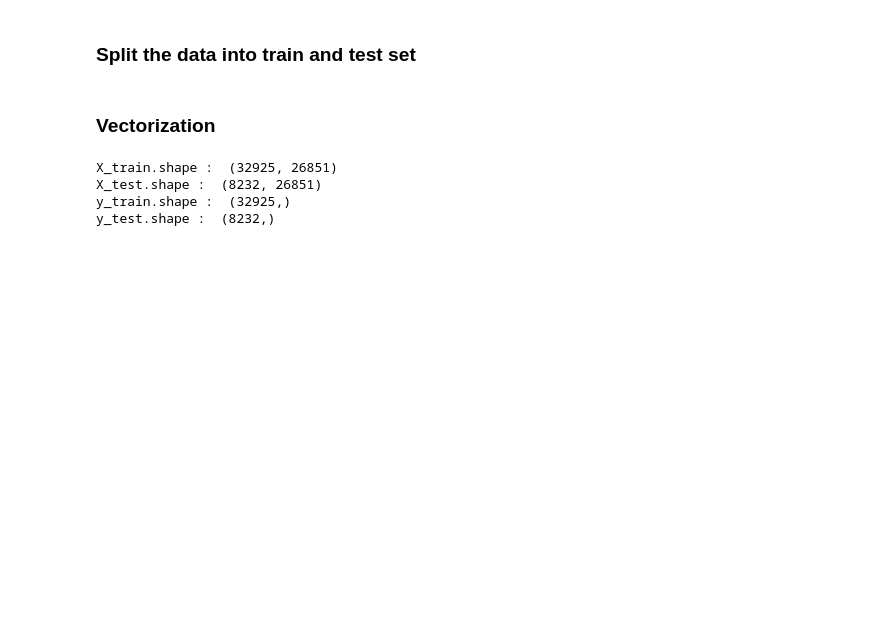
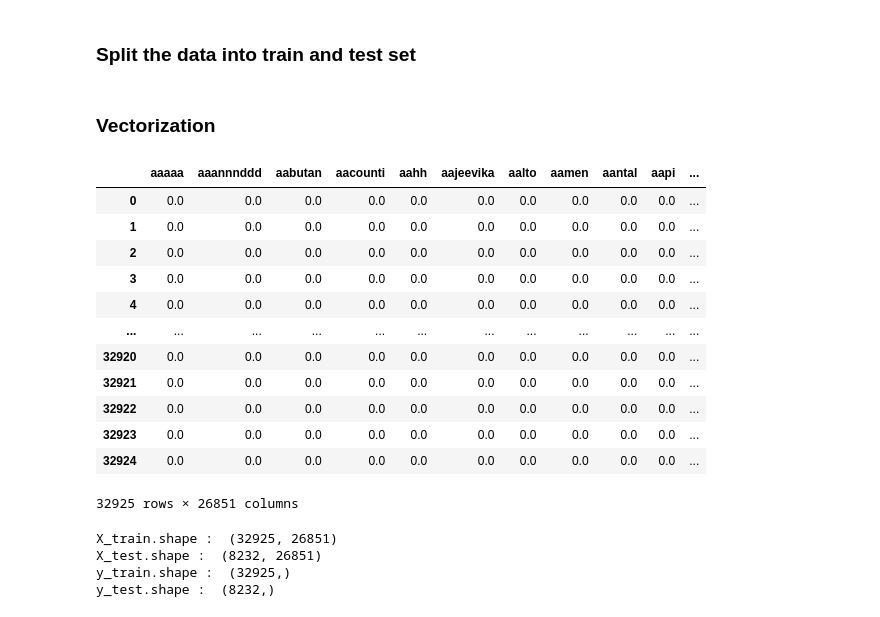
Before and after one commit to Mr-Premanand/Coronavirus-Tweet-Sentiment-Analysis, a Jupyter notebook: Coronavirus_Tweet_Sentiment_Analysis_Capstone_Project.ipynb, the cells around one changed output. Saved outputs shown, nothing was run; the diff lists cells and outputs as text; code cells hidden in the pictures; blank space fills up the shorter version.

```diff
--- a/Coronavirus_Tweet_Sentiment_Analysis_Capstone_Project.ipynb
+++ b/Coronavirus_Tweet_Sentiment_Analysis_Capstone_Project.ipynb
@@ -470,6 +470,26 @@ tfid_vectorizer = TfidfVectorizer(analyzer='word',stop_words= 'english')
 #Apply over the data
 xtrain = tfid_vectorizer.fit_transform(xtrain)
 xtest = tfid_vectorizer.transform(xtest)
+# %%
+#visual of TFIDF vectorization dataframe
+pd.DataFrame(
+     xtrain.todense(),
+     columns = tfid_vectorizer.get_feature_names()
+)
+# %% [output]
+|  | aaaaa | aaannnddd | aabutan | aacounti | aahh | aajeevika | aalto | aamen | aantal | aapi | ... |
+| 0 | 0.0 | 0.0 | 0.0 | 0.0 | 0.0 | 0.0 | 0.0 | 0.0 | 0.0 | 0.0 | ... |
+| 1 | 0.0 | 0.0 | 0.0 | 0.0 | 0.0 | 0.0 | 0.0 | 0.0 | 0.0 | 0.0 | ... |
+| 2 | 0.0 | 0.0 | 0.0 | 0.0 | 0.0 | 0.0 | 0.0 | 0.0 | 0.0 | 0.0 | ... |
+| 3 | 0.0 | 0.0 | 0.0 | 0.0 | 0.0 | 0.0 | 0.0 | 0.0 | 0.0 | 0.0 | ... |
+| 4 | 0.0 | 0.0 | 0.0 | 0.0 | 0.0 | 0.0 | 0.0 | 0.0 | 0.0 | 0.0 | ... |
+| ... | ... | ... | ... | ... | ... | ... | ... | ... | ... | ... | ... |
+| 32920 | 0.0 | 0.0 | 0.0 | 0.0 | 0.0 | 0.0 | 0.0 | 0.0 | 0.0 | 0.0 | ... |
+| 32921 | 0.0 | 0.0 | 0.0 | 0.0 | 0.0 | 0.0 | 0.0 | 0.0 | 0.0 | 0.0 | ... |
+| 32922 | 0.0 | 0.0 | 0.0 | 0.0 | 0.0 | 0.0 | 0.0 | 0.0 | 0.0 | 0.0 | ... |
+| 32923 | 0.0 | 0.0 | 0.0 | 0.0 | 0.0 | 0.0 | 0.0 | 0.0 | 0.0 | 0.0 | ... |
+| 32924 | 0.0 | 0.0 | 0.0 | 0.0 | 0.0 | 0.0 | 0.0 | 0.0 | 0.0 | 0.0 | ... |
+32925 rows × 26851 columns
 # %%
 #shape of split data
 print("X_train.shape : ", xtrain.shape)
```
Also changed, not shown: parts of 5 cells of this notebook.
